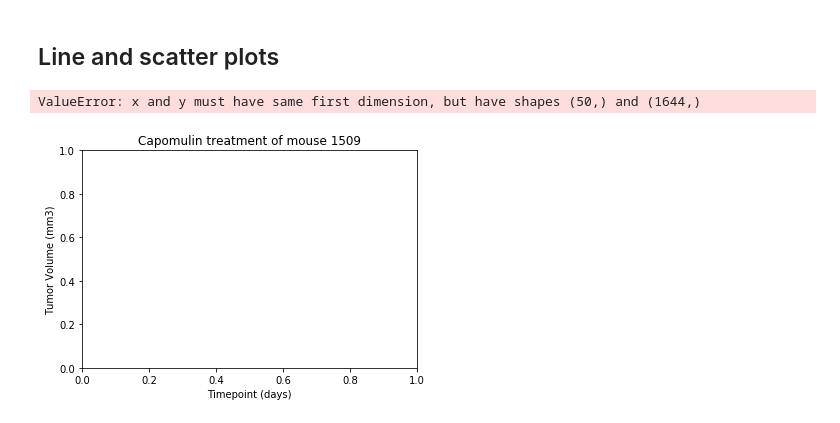
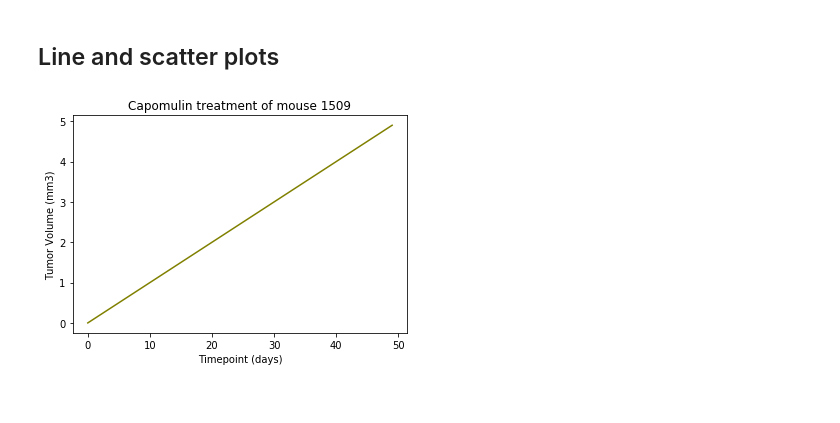
Before and after one commit to nnhamoinesu22/Matplotlib-Challenge, a Jupyter notebook: Pymaceuticals/pymaceuticals_starter.ipynb, the cells around one changed output. Cells and saved outputs as stored; diff of their text form; code cells hidden in the pictures.

```diff
--- a/Pymaceuticals/pymaceuticals_starter.ipynb
+++ b/Pymaceuticals/pymaceuticals_starter.ipynb
@@ -199,17 +203,16 @@ plt.show()
 # %%
 # Generate a line plot of time point versus tumor volume for a mouse treated with Capomulin
 df = study_data_combined
 x_axis = np.arange(0, 5, 0.1)
-y_list = treatment_reg = df["Tumor Volume (mm3)"].value_counts() #df.["Tumor Volume (mm3)"].values()
+#y_list = treatment_reg = df["Tumor Volume (mm3)"].value_counts() #df.["Tumor Volume (mm3)"].values()
 #print(y_list)
 
 plt.title('Capomulin treatment of mouse 1509')
 plt.xlabel("Timepoint (days)")
 plt.ylabel("Tumor Volume (mm3)")
-plt.plot(x_axis,y_list, color="olive", label="Capomulin")
+plt.plot(x_axis, color="olive", label="Capomulin")
 plt.show()
 # %% [output]
-ValueError: x and y must have same first dimension, but have shapes (50,) and (1644,)
-[figure, old version]
+[figure, new version]
 # %%
 # Generate a scatter plot of mouse weight versus average tumor volume for the Capomulin regimen
```
Also changed, not shown: parts of 3 cells of this notebook, 1 other file.
